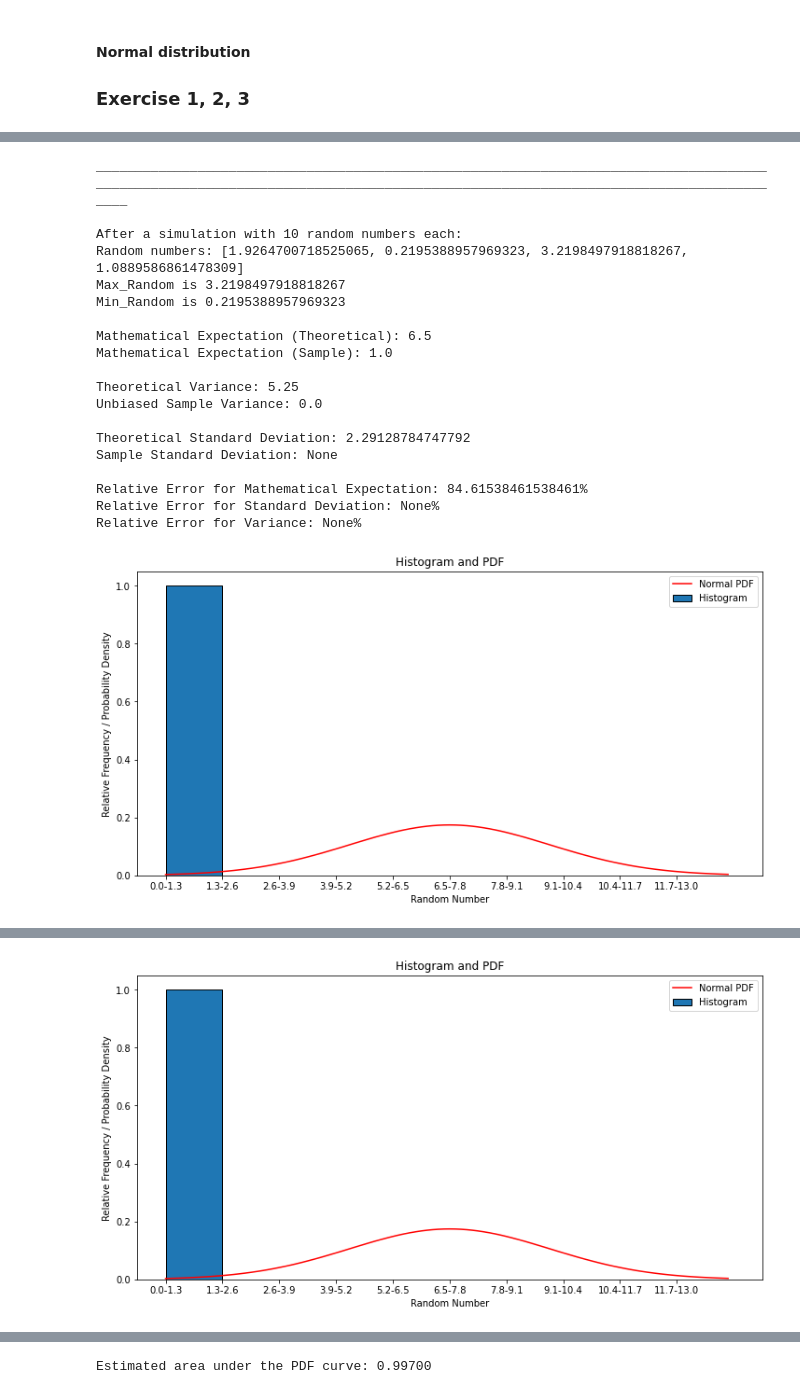
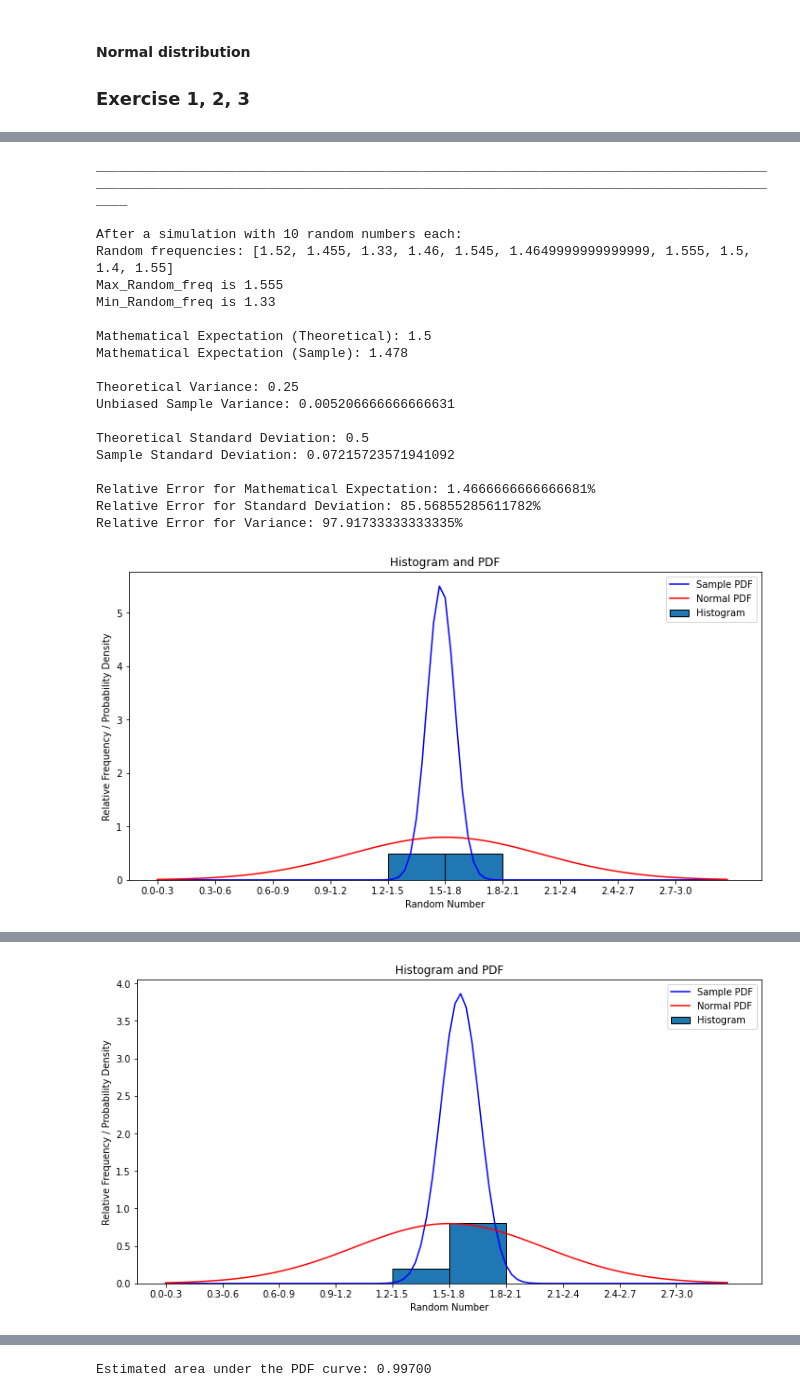
Before and after one commit to KNyathi/Applied-Statistics, a Jupyter notebook: practical_4_1.ipynb, the cells around one changed output, grey strips where cells are left out. Cells and saved outputs as stored; diff of their text form; code cells hidden in the pictures.

```diff
--- a/practical_4_1.ipynb
+++ b/practical_4_1.ipynb
@@ -207,7 +185,7 @@ def relative_frequencies(random_sample, left_boundary, right_boundary, num_plots
     return relative_frequencies
 
 
-def draw_histogram_and_pdf(left_boundary, right_boundary, num_plots, relative_frequencies, std_dev_theory, mean_theory):
+def draw_histogram_and_pdf(left_boundary, right_boundary, num_plots, relative_frequencies, std_dev_theory, mean_theory, std_dev_sample, mean_sample):
     # Calculate the bin edges
     bins = [left_boundary + (i * (right_boundary - left_boundary) / num_plots) for i in range(num_plots + 1)]
 
@@ -234,10 +212,16 @@ def draw_histogram_and_pdf(left_boundary, right_boundary, num_plots, relative_fr
     100 points are chosen arbitrarily to provide enough resolution for the curve to look smooth.
     '''
     #x_values = [mean_theory - 3 * std_dev_theory + i * (6 * std_dev_theory) / 100 for i in range(100)]
+
     x_values = [left_boundary + i * (right_boundary - left_boundary) / 100 for i in range(100)]
-    y_values = [normal_dis_function(std_dev_theory, mean_theory, x) for x in x_values]
+    y_values = [normal_dis_function(std_dev_sample, mean_sample, x) for x in x_values]
 
-    plt.plot(x_values, y_values, color='red', label="Normal PDF")
+    plt.plot(x_values, y_values, color='blue', label="Sample PDF")
+
+    x_value = [left_boundary + i * (right_boundary - left_boundary) / 100 for i in range(100)]
+    y_value = [normal_dis_function(std_dev_theory, mean_theory, x) for x in x_values]
+
+    plt.plot(x_value, y_value, color='red', label="Normal PDF")
 
     # Labeling the axes
     plt.title("Histogram and PDF")
@@ -264,10 +248,14 @@ def draw_graph_err(n_values, errors):
 
     plt.show()
 # %%
-k1 = 2
-k2 = 1
-k3 = 7
-k4 = 3
+n1 = 50
+n2 = 100
+n3 = 200
+p = 0.5
+
+rf1 = 1
+rf2 = 1
+rf3 = 1
 
 n_values= [10, 20, 50, 100, 200, 500, 10**3]
 
@@ -275,53 +263,52 @@ relative_err_mean_list = []
 relative_err_std_list = []
 relative_err_var_list = []
 
 
 for n in n_values:
     random_frequencies = []
 
     for _ in range(n):
         # Generate random numbers
-        sum_random_frequencies, frequencies, random_numbers, sum_random_numbers = sum_of_random_frequencies_from_random_numbers(k1, k2, k3, k4)
-        random_frequency = sum_random_frequencies
-        random_frequencies.append(random_frequency)
+        random_freq = sum_frequencies(n1, n2, n3, p)
+        random_frequencies.append(random_freq)
 
-        mean_theory_value, mean_sample_value, variance_theory_value, variance_sample_value, std_dev_theory_value, std_dev_sample, relative_err, relative_err_variance, relative_err_standard = simulations(k1, k2, k3, k4, random_frequencies)
+        mean_theory_value, mean_sample_value, variance_theory_value, variance_sample_value, std_dev_theory_value, std_dev_sample, relative_err, relative_err_variance, relative_err_standard = simulations(rf1, rf2, rf3, random_frequencies)
 
     aggregate()
 
     left_boundary = 0  # Minimum boundary of the range
-    right_boundary = 13  # Maximum boundary of the range
+    right_boundary = 3  # Maximum boundary of the range
     num_plots = 10  # Number of intervals (bins)
 
     frequencies = relative_frequencies(random_frequencies, left_boundary, right_boundary, num_plots)
 
-    draw_histogram_and_pdf(left_boundary, right_boundary, num_plots, frequencies, std_dev_sample, mean_sample_value)
-    #draw_histogram_and_pdf(left_boundary, right_boundary, num_plots, frequencies, 1, 3)
+    draw_histogram_and_pdf(left_boundary, right_boundary, num_plots, frequencies, std_dev_theory_value, mean_theory_value, std_dev_sample, mean_sample_value)
+
 
     relative_err_mean_list.append(relative_err)
     relative_err_std_list.append(relative_err_standard)
     relative_err_var_list.append(relative_err_variance)
 # %% [output]
 ________________________________________________________________________________________________________________________________________________________________________________
 
 After a simulation with 10 random numbers each:
-Random numbers: [1.9264700718525065, 0.2195388957969323, 3.2198497918818267, 1.0889586861478309]
-Max_Random is 3.2198497918818267
-Min_Random is 0.2195388957969323
+Random frequencies: [1.52, 1.455, 1.33, 1.46, 1.545, 1.4649999999999999, 1.555, 1.5, 1.4, 1.55]
+Max_Random_freq is 1.555
+Min_Random_freq is 1.33
 
-Mathematical Expectation (Theoretical): 6.5
-Mathematical Expectation (Sample): 1.0
+Mathematical Expectation (Theoretical): 1.5
+Mathematical Expectation (Sample): 1.478
 
-Theoretical Variance: 5.25
-Unbiased Sample Variance: 0.0
+Theoretical Variance: 0.25
+Unbiased Sample Variance: 0.005206666666666631
 
-Theoretical Standard Deviation: 2.29128784747792
-Sample Standard Deviation: None
+Theoretical Standard Deviation: 0.5
+Sample Standard Deviation: 0.07215723571941092
 
-Relative Error for Mathematical Expectation: 84.61538461538461%
-Relative Error for Standard Deviation: None%
-Relative Error for Variance: None%
+Relative Error for Mathematical Expectation: 1.4666666666666681%
+Relative Error for Standard Deviation: 85.56855285611782%
+Relative Error for Variance: 97.91733333333335%
-[figure, old version]
+[figure, new version]
 ________________________________________________________________________________________________________________________________________________________________________________
 
 After a simulation with 20 random numbers each:
@@ -344,4 +331,4 @@ Relative Error for Variance: None%
-[figure, old version]
+[figure, new version]
 ________________________________________________________________________________________________________________________________________________________________________________
 
 After a simulation with 50 random numbers each:
```
Also changed, not shown: parts of 10 cells of this notebook, 4 other files.
